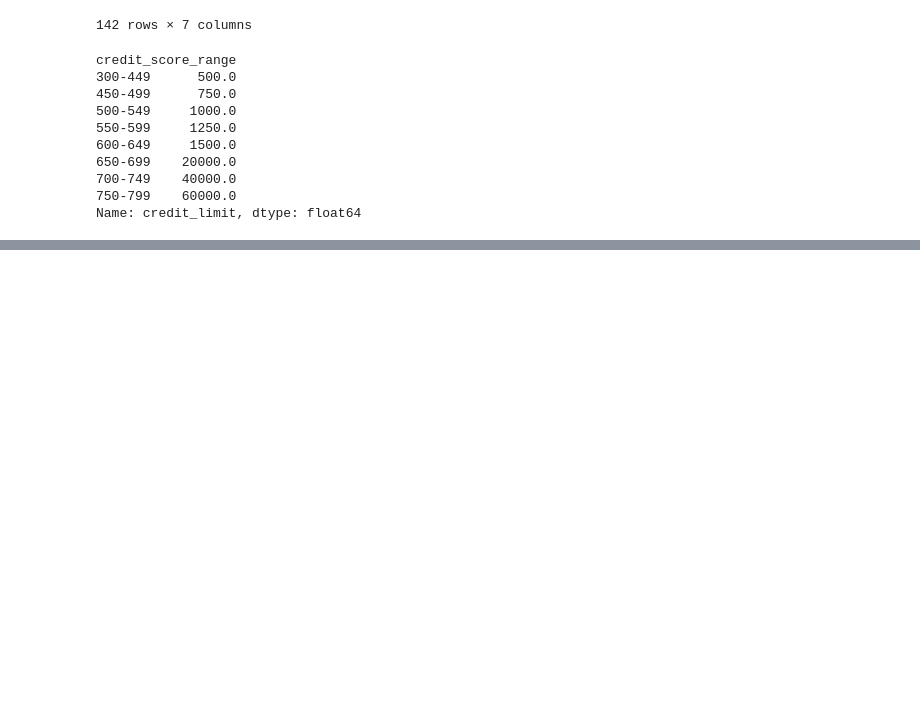
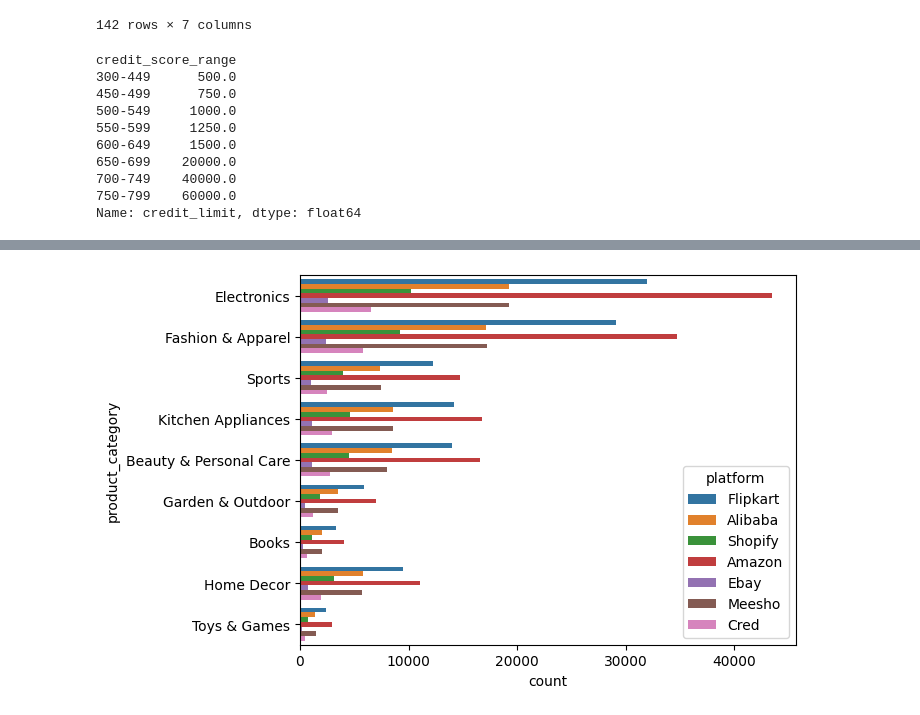
Before and after one commit to Monish-Mamilla/ExploratoryDataAnalysis, a Jupyter notebook: notebooks/6_project/phase_1_atliqo_bank.ipynb, the cells around one changed output, grey strips where cells are left out. Drawn from its saved outputs; the diff is of its cells as text; code cells hidden in the pictures; blank space fills up the shorter version.

```diff
--- a/notebooks/6_project/phase_1_atliqo_bank.ipynb
+++ b/notebooks/6_project/phase_1_atliqo_bank.ipynb
@@ -481,0 +652,5 @@ Name: credit_limit, dtype: float64
+# %%
+sns.countplot(y="product_category",hue="platform",data=df_transactions)
+plt.show()
+# %% [output]
+[figure, added]
```
Also changed, not shown: parts of 42 cells of this notebook, 5 other files.
